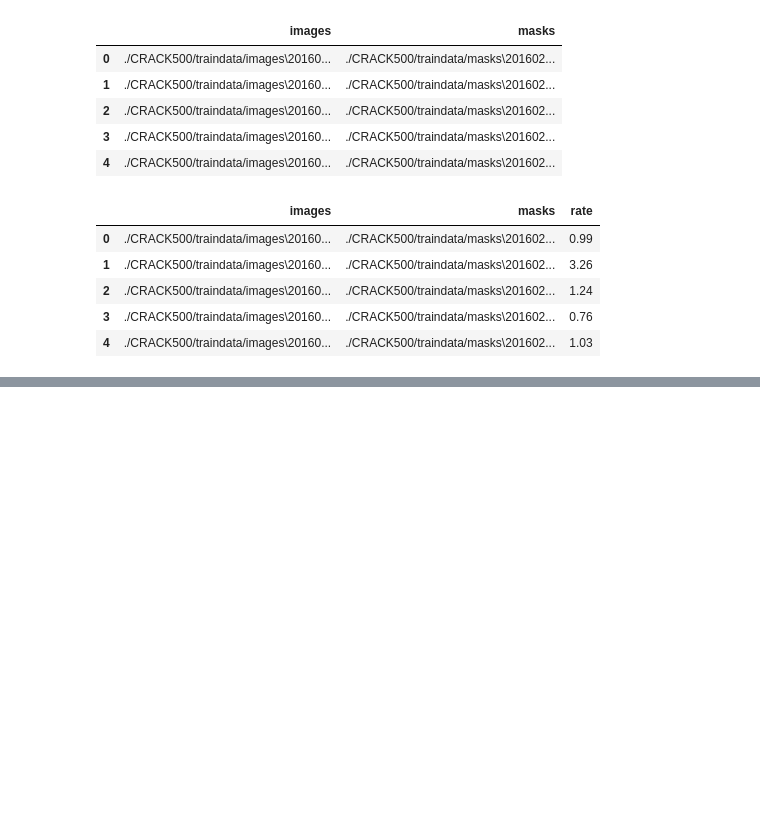
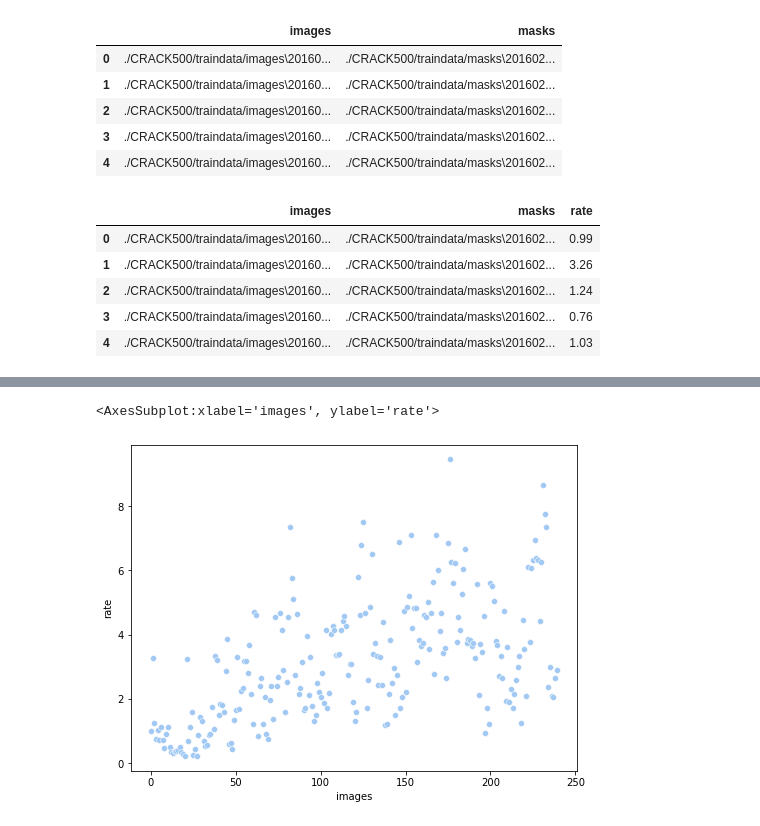
Before and after one commit to LEEHM97/Crack_Detection, a Jupyter notebook: EDA.ipynb, the cells around one changed output, grey strips where cells are left out. Drawn from its saved outputs; the diff is of its cells as text; code cells hidden in the pictures; blank space fills up the shorter version.

Commit message:
add cracks rate

```diff
--- a/EDA.ipynb
+++ b/EDA.ipynb
@@ -125,11 +126,8 @@ for i in range(len(df_origin)):
     msk = cv2.imread(df_origin.iloc[i].masks)
     msk = cv2.cvtColor(msk, cv2.COLOR_BGR2GRAY)
 
-    pixel=0   # 균열 픽셀 수
-    for i in msk:
-        for j in i:
-            if j == 255:
-                pixel += 1  # pixel값이 255면 균열인 부분이므로 pixel 수 1증가
+    white_pixel = np.sum(msk==255)
+    black_pixel = np.sum(msk==0)
 
-    res = round(pixel/(1440*2560) * 100, 2) # (균열 픽셀 수)/(전체 픽셀)X100 으로 균열이 이미지에서 차지하는 비율을 구한다.
+    res = round(white_pixel/(1440*2560) * 100, 2) # (균열 픽셀 수)/(전체 픽셀)X100 으로 균열이 이미지에서 차지하는 비율을 구한다.
     rate.append(res)
@@ -163,18 +143,0 @@ df_origin.describe()
-# %%
-# 3Channel
-rate2 = []
-
-for i in range(len(df_origin)):
-
-    # 계산하기 편하도록 이미지를 GrayScale로 변환
-    msk = cv2.imread(df_origin.iloc[i].masks)
-
-    pixel=0   # 균열 픽셀 수
-    for i in msk:
-        for j in i:
-            for z in j:
-                if z == 255:
-                    pixel += 1  # pixel값이 255면 균열인 부분이므로 pixel 수 1증가
-
-    res = round(pixel/(1440*2560) * 100, 2) # (균열 픽셀 수)/(전체 픽셀)X100 으로 균열이 이미지에서 차지하는 비율을 구한다.
-    rate2.append(res)
@@ -217,0 +144,5 @@ print(white_p/(white_p+black_p)*100)
+# %%
+df_rate = df_origin.copy()
+# %%
+df_rate.images = [i for i in range(240)]
+df_rate.head(5)
@@ -217,0 +168,6 @@ print(white_p/(white_p+black_p)*100)
+# %%
+plt.figure(figsize=(8,6))
+sns.scatterplot(x='images', y='rate', data=df_rate)
+# %% [output]
+<AxesSubplot:xlabel='images', ylabel='rate'>
+[figure, added]
```
Also changed, not shown: parts of 17 cells of this notebook.
